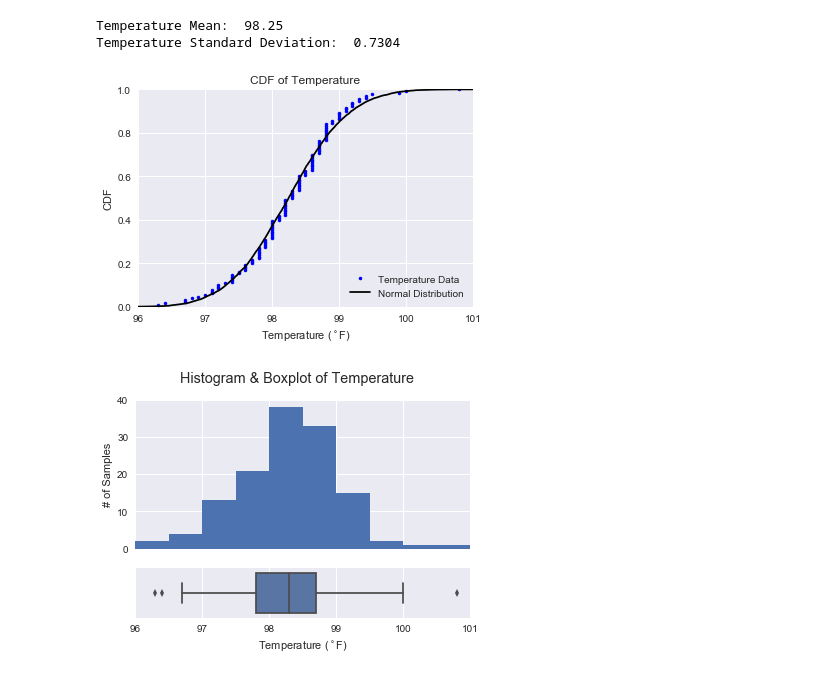
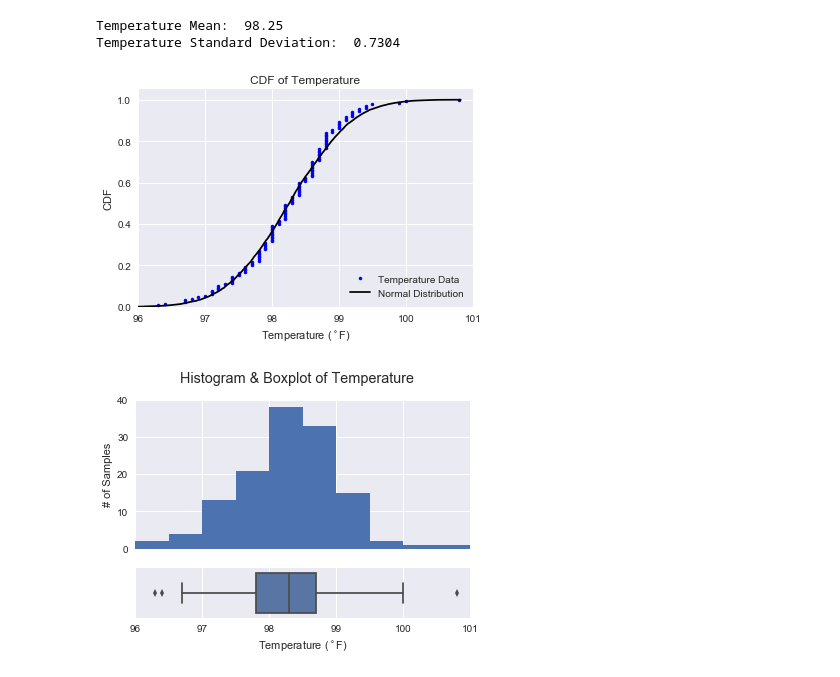
Before and after one commit to milesin3d/Springboard-MiniProjects, a Jupyter notebook: Human Body Temperature/Human Body Temperature.ipynb, the cells around one changed output. Cells and saved outputs as stored; diff of their text form; code cells hidden in the pictures.

```diff
--- a/Human Body Temperature/sliderule_dsi_inferential_statistics_exercise_1.ipynb
+++ b/Human Body Temperature/Human Body Temperature.ipynb
@@ -156,25 +161,25 @@ def cdf(data):
 # %%
 # ecdf plot
 
 x , y = cdf(df.temperature)
 x_norm , y_norm = cdf(temp_samp)
 
 plt.plot(x, y,
          marker='.',
          linestyle='none',
          color='blue')
 
 plt.plot(x_norm, y_norm,
          color='black')
 
 _ = plt.xlim(96, 101)
-_ = plt.ylim(0, 1)
+_ = plt.ylim(0, 1.05)
 _ = plt.xlabel('Temperature ($^\circ$F)')
 _ = plt.ylabel('CDF')
 _ = plt.legend(['Temperature Data','Normal Distribution'], loc=4)
 _ = plt.title('CDF of Temperature')
 # %% [output]
-[figure, old version]
+[figure, new version]
 # %%
 # histogram & box plot
 
```
Also changed, not shown: parts of 40 cells of this notebook.
